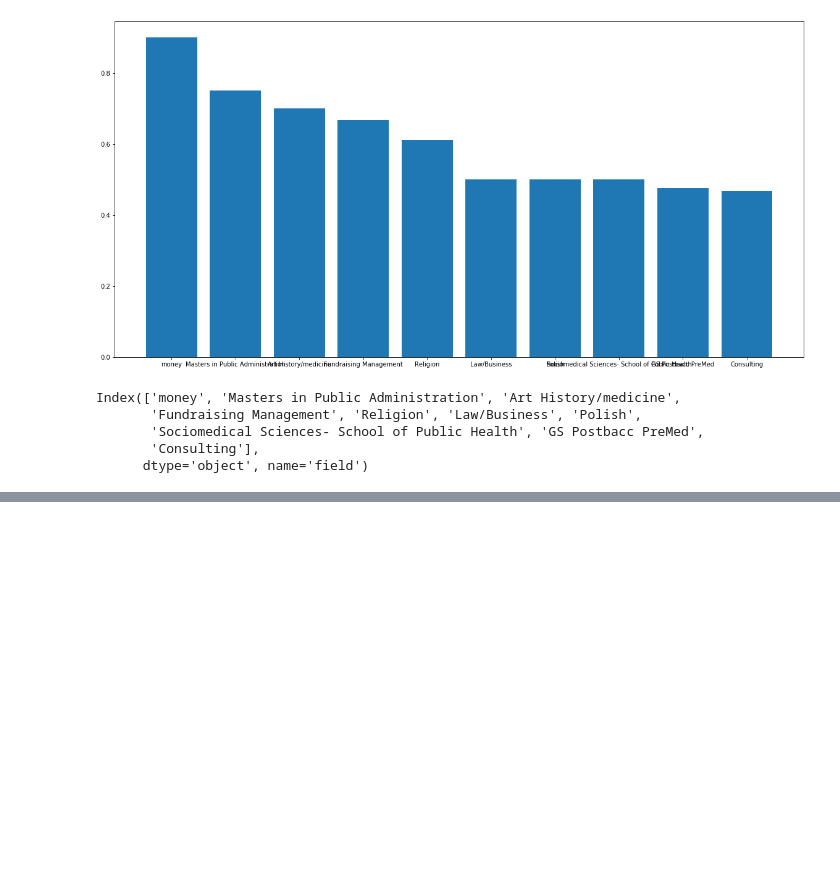
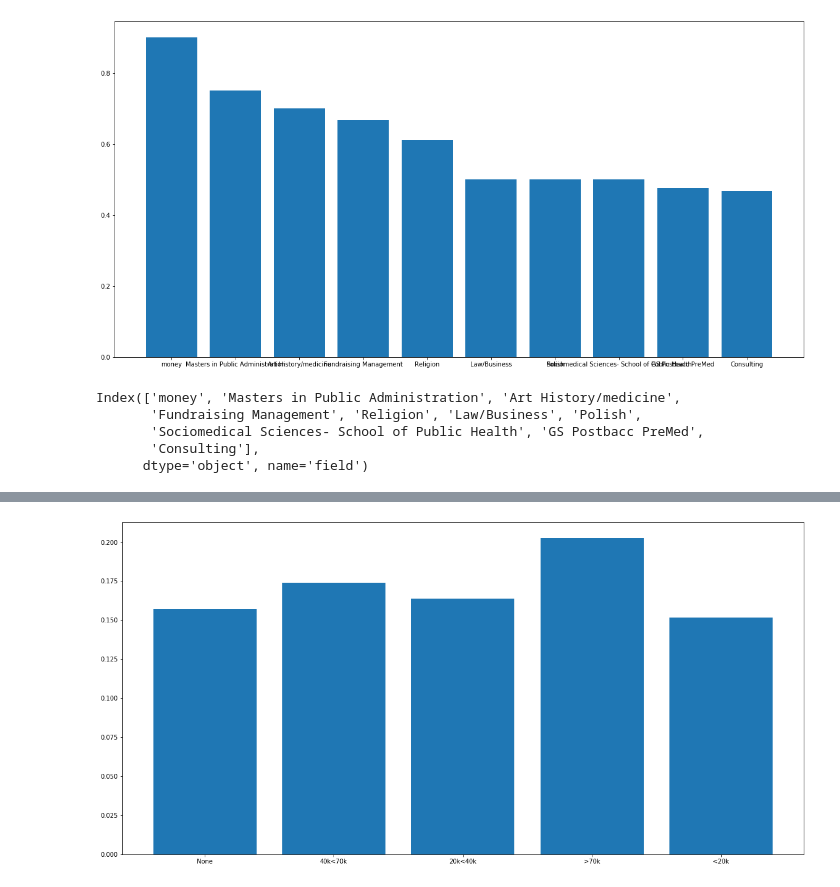
Before and after one commit to djockos/FullStack_S2_Projet_SpeedDating, a Jupyter notebook: FullStack_S2_Projet.ipynb, the cells around one changed output, grey strips where cells are left out. Drawn from its saved outputs; the diff is of its cells as text; code cells hidden in the pictures; blank space fills up the shorter version.

Commit message:
ajout code Income category

```diff
--- a/FullStack_S2_Projet.ipynb
+++ b/FullStack_S2_Projet.ipynb
@@ -89,6 +87,0 @@ ds['New_Income']= ds.income.apply(lambda x:
-# %%
-ds['New_Income']= ds.income.apply(lambda x: "<10k" if x <10000
-                                  else "10k<20k" if x <20000
-                                 else "20k<40k" if x < 40000
-                                 else "40k<70k" if x <70000
-                                  else ">70k")
@@ -97,3 +88,6 @@ TypeError: '<' not supported between instances of 'str' and 'int'
+# %%
+ds.New_Income = ds.income.replace(",","")     b
+                                  #dataset.price = dataset.price.replace("1,000.00", "1000").astype(float)
 # %%
 ds.income
 # %% [output]
@@ -111,0 +106,6 @@ Name: income, Length: 8378, dtype: object
+# %%
+ds['New_Income']= ds.income.apply(lambda x: "<20k" if x <20000
+                                 else "20k<40k" if x < 40000
+                                 else "40k<70k" if x <70000
+                                else ">70k" if x <120000
+                                 else "None")
@@ -111,0 +127,4 @@ Name: income, Length: 8378, dtype: object
+# %%
+ds_income_match = ds[['New_Income','match']].groupby('New_Income').sum().sort_values(by=['match'],ascending=False)
+ds_incom_tot = ds[['New_Income','match']].groupby('New_Income').count().sort_values(by=['match'],ascending=False)
+ds_income_pourcent = ds_income_match/ds_incom_tot
@@ -111,0 +163,7 @@ Name: income, Length: 8378, dtype: object
+# %%
+plt.figure(figsize=(20,10))
+
+plt.bar(ds_income_pourcent.index,ds_income_pourcent['match'])
+plt.show()
+# %% [output]
+[figure, added]
```
Also changed, not shown: parts of 8 cells of this notebook.
